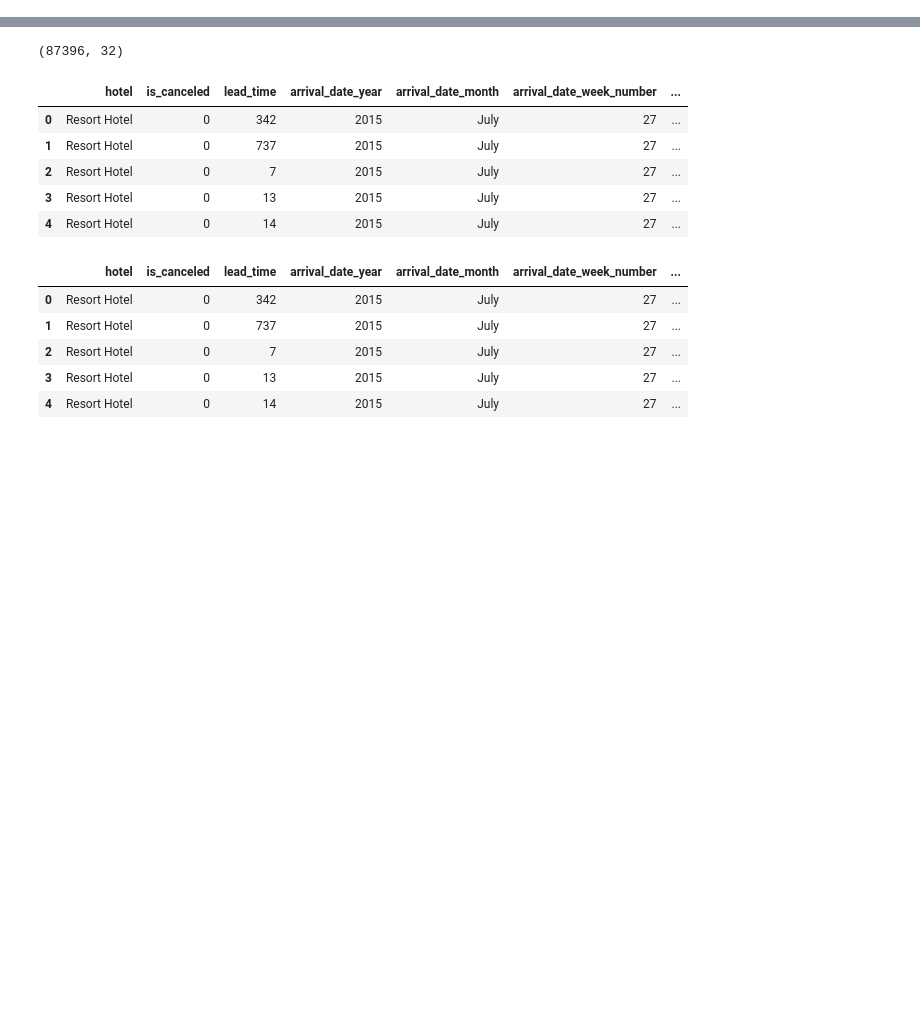
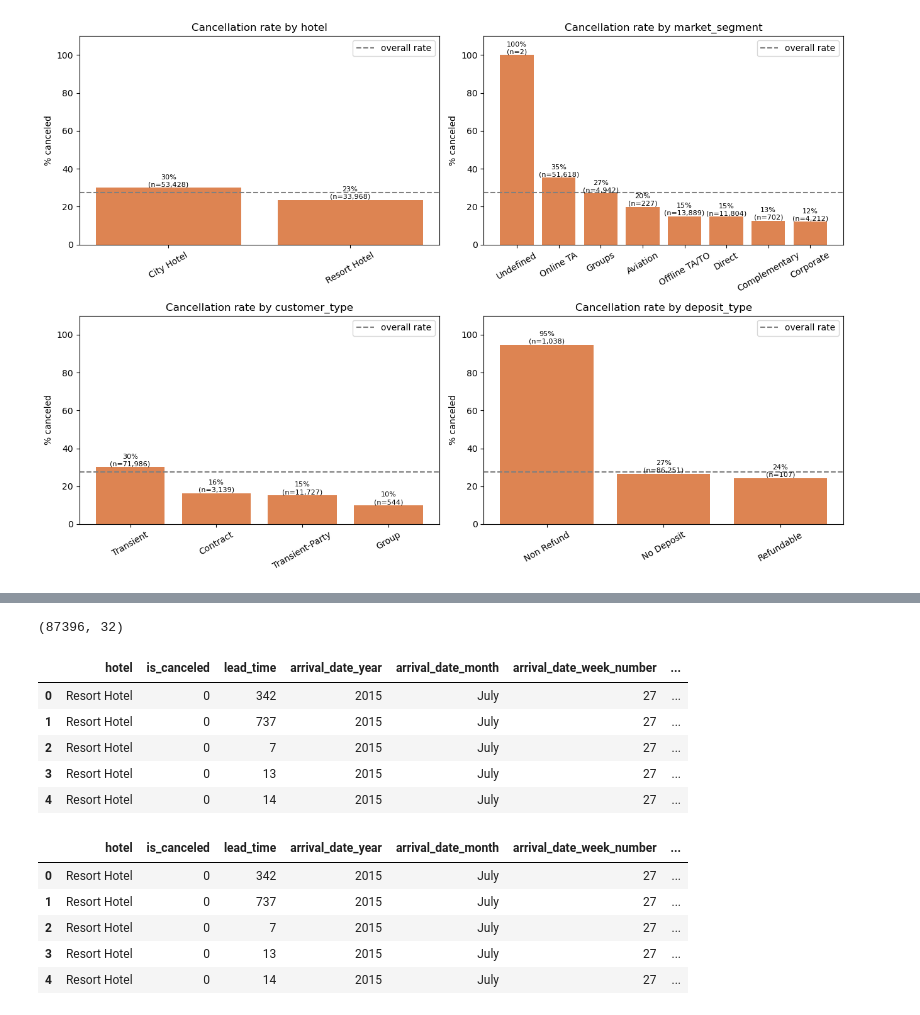
Before and after one commit to Rushilkothur/hotel_ml, a Jupyter notebook: hotel_ml.ipynb, the cells around one changed output, grey strips where cells are left out. Cells and saved outputs as stored; diff of their text form; code cells hidden in the pictures; blank space fills up the shorter version.

```diff
--- a/hotel_ml.ipynb
+++ b/hotel_ml.ipynb
@@ -15,0 +46,16 @@ df = df.drop_duplicates()
+# %%
+fig, axes = plt.subplots(2, 2, figsize=(13, 9))
+for ax, col in zip(axes.flat, ['hotel', 'market_segment', 'customer_type', 'deposit_type']):
+    stats = eda.groupby(col)['is_canceled'].agg(['mean', 'size']).sort_values('mean', ascending=False)
+    bars = ax.bar(stats.index.astype(str), stats['mean'] * 100, color='#DD8452')
+    ax.bar_label(bars, labels=[f"{m:.0%}\n(n={n:,})" for m, n in zip(stats['mean'], stats['size'])], fontsize=8)
+    ax.axhline(eda['is_canceled'].mean() * 100, ls='--', c='gray', label='overall rate')
+    ax.set_title(f'Cancellation rate by {col}')
+    ax.set_ylabel('% canceled')
+    ax.set_ylim(0, 110)
+    ax.tick_params(axis='x', rotation=30)
+    ax.legend(loc='upper right')
+plt.tight_layout()
+plt.show()
+# %% [output]
+[figure, added]
```
Also changed, not shown: parts of 13 cells of this notebook.
